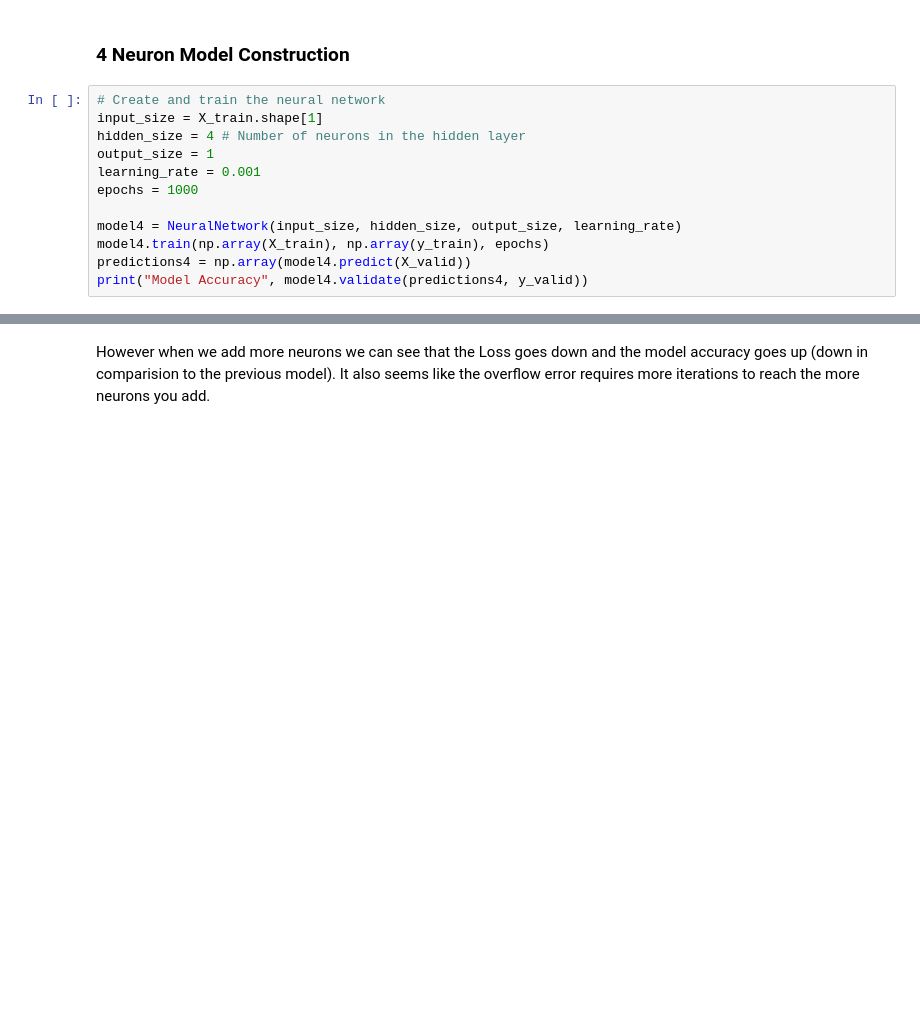
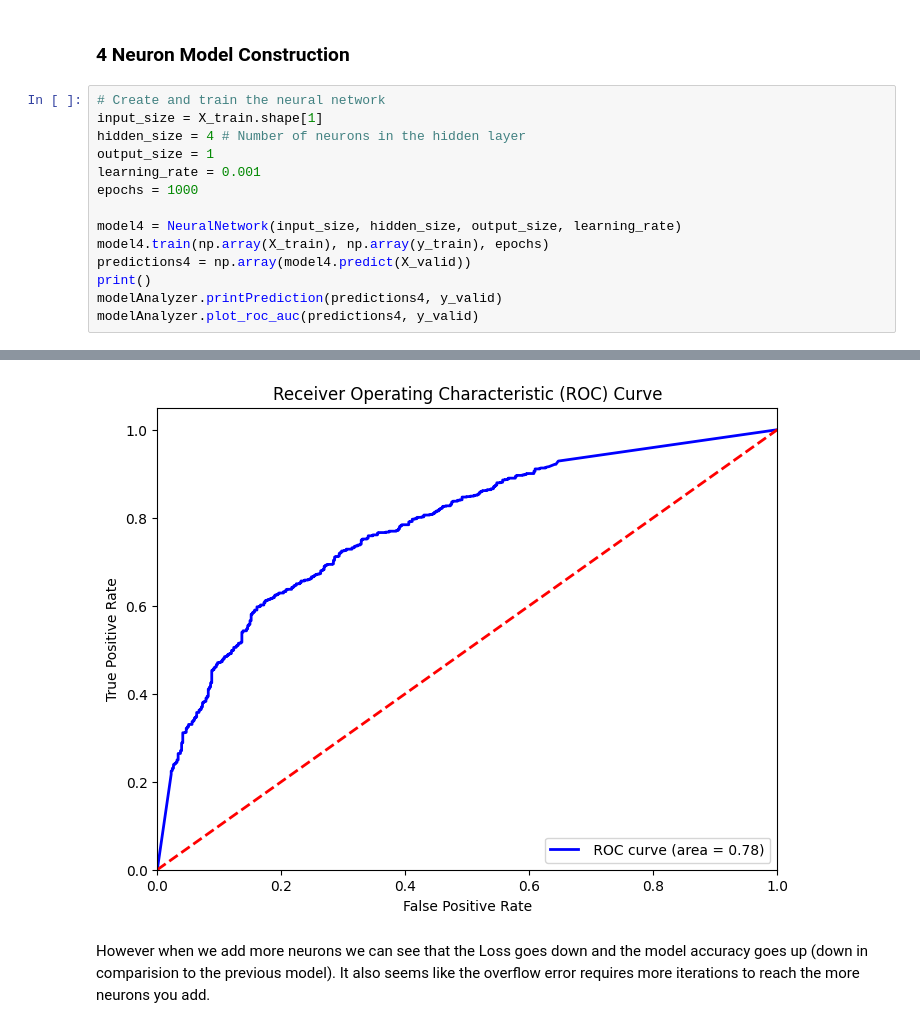
Before and after one commit to XixWISExiX/UFC-Predictor, a Jupyter notebook: NeuralNetworks.ipynb, the cells around one changed output, grey strips where cells are left out. Saved outputs shown, nothing was run; the diff lists cells and outputs as text; blank space fills up the shorter version.

```diff
--- a/NeuralNetworks.ipynb
+++ b/NeuralNetworks.ipynb
@@ -165,5 +144,7 @@ epochs = 1000
 model4 = NeuralNetwork(input_size, hidden_size, output_size, learning_rate)
 model4.train(np.array(X_train), np.array(y_train), epochs)
 predictions4 = np.array(model4.predict(X_valid))
-print("Model Accuracy", model4.validate(predictions4, y_valid))
+print()
+modelAnalyzer.printPrediction(predictions4, y_valid)
+modelAnalyzer.plot_roc_auc(predictions4, y_valid)
 # %% [output]
@@ -181,3 +168,4 @@ Model Accuracy 0.6803223640026864
+[figure, added]
 # %% [markdown]
 However when we add more neurons we can see that the Loss goes down and the model accuracy goes up (down in comparision to the previous model). It also seems like the overflow error requires more iterations to reach the more neurons you add.
 # %%
```
Also changed, not shown: parts of 25 cells of this notebook, 5 other files.
